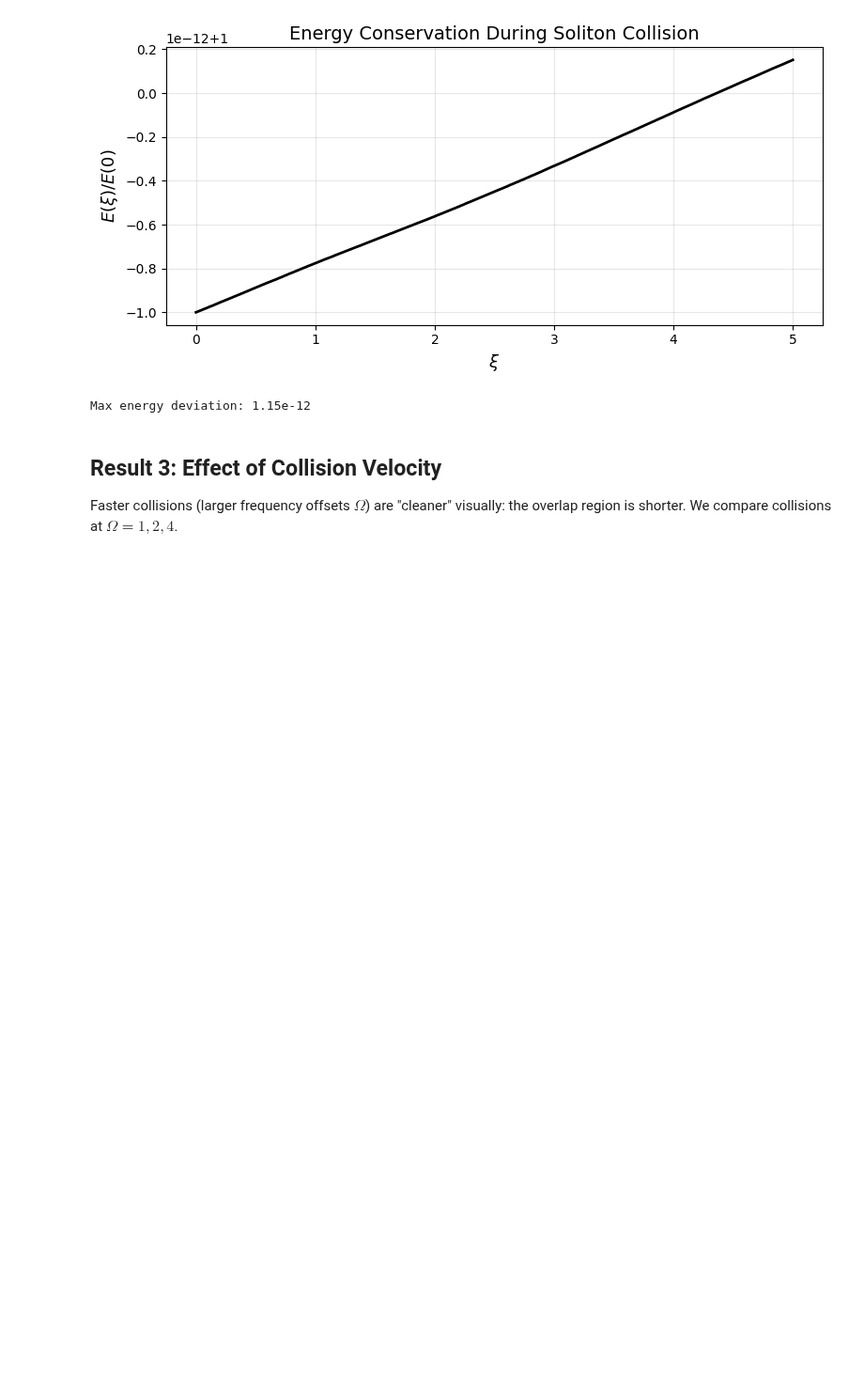
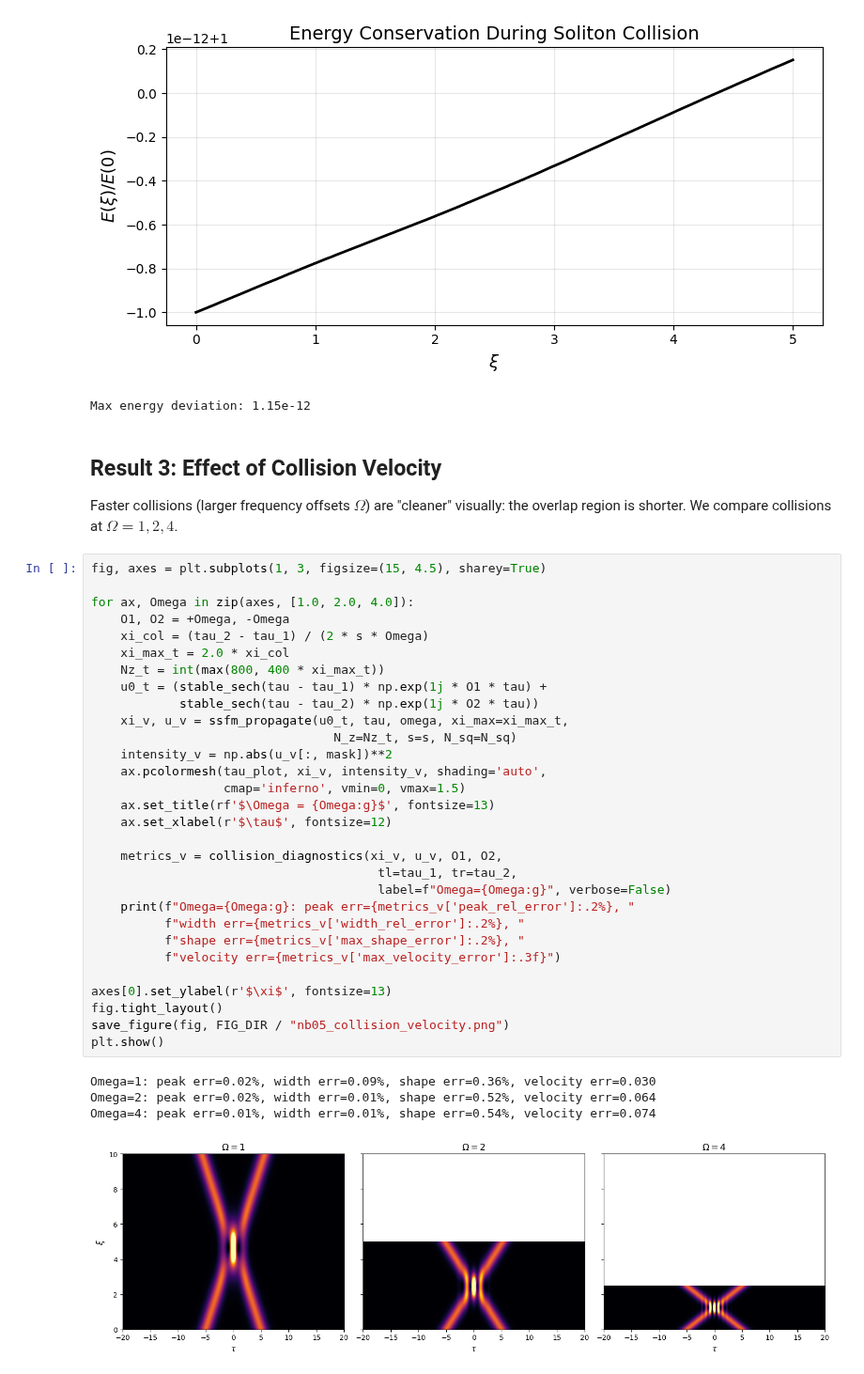
Before and after one commit to abbas-ahmad-cowlar/split-step-fourier-nlse, a Jupyter notebook: notebooks/05_advanced.ipynb, the cells around one changed output. Shown at 94% size. Saved outputs shown, nothing was run; the diff lists cells and outputs as text; blank space fills up the shorter version.

```diff
--- a/notebooks/05_advanced.ipynb
+++ b/notebooks/05_advanced.ipynb
@@ -306,3 +306,38 @@ Max energy deviation: 1.15e-12
 
 Faster collisions (larger frequency offsets $\Omega$) are "cleaner" visually: the overlap
 region is shorter. We compare collisions at $\Omega = 1, 2, 4$.
+# %%
+fig, axes = plt.subplots(1, 3, figsize=(15, 4.5), sharey=True)
+
+for ax, Omega in zip(axes, [1.0, 2.0, 4.0]):
+    O1, O2 = +Omega, -Omega
+    xi_col = (tau_2 - tau_1) / (2 * s * Omega)
+    xi_max_t = 2.0 * xi_col
+    Nz_t = int(max(800, 400 * xi_max_t))
+    u0_t = (stable_sech(tau - tau_1) * np.exp(1j * O1 * tau) +
+            stable_sech(tau - tau_2) * np.exp(1j * O2 * tau))
+    xi_v, u_v = ssfm_propagate(u0_t, tau, omega, xi_max=xi_max_t,
+                                 N_z=Nz_t, s=s, N_sq=N_sq)
+    intensity_v = np.abs(u_v[:, mask])**2
+    ax.pcolormesh(tau_plot, xi_v, intensity_v, shading='auto',
+                  cmap='inferno', vmin=0, vmax=1.5)
+    ax.set_title(rf'$\Omega = {Omega:g}$', fontsize=13)
+    ax.set_xlabel(r'$\tau$', fontsize=12)
+
+    metrics_v = collision_diagnostics(xi_v, u_v, O1, O2,
+                                       tl=tau_1, tr=tau_2,
+                                       label=f"Omega={Omega:g}", verbose=False)
+    print(f"Omega={Omega:g}: peak err={metrics_v['peak_rel_error']:.2%}, "
+          f"width err={metrics_v['width_rel_error']:.2%}, "
+          f"shape err={metrics_v['max_shape_error']:.2%}, "
+          f"velocity err={metrics_v['max_velocity_error']:.3f}")
+
+axes[0].set_ylabel(r'$\xi$', fontsize=13)
+fig.tight_layout()
+save_figure(fig, FIG_DIR / "nb05_collision_velocity.png")
+plt.show()
+# %% [output]
+Omega=1: peak err=0.02%, width err=0.09%, shape err=0.36%, velocity err=0.030
+Omega=2: peak err=0.02%, width err=0.01%, shape err=0.52%, velocity err=0.064
+Omega=4: peak err=0.01%, width err=0.01%, shape err=0.54%, velocity err=0.074
+[figure, added]
```
